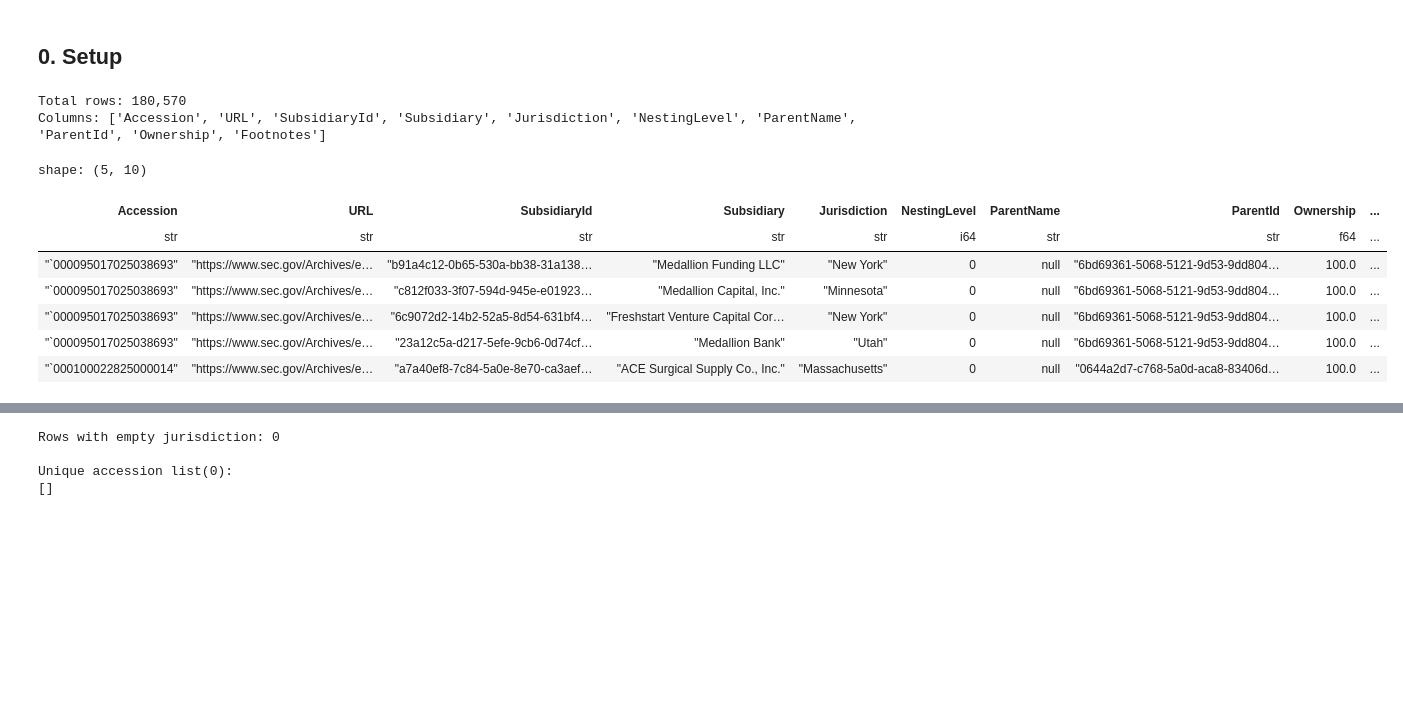
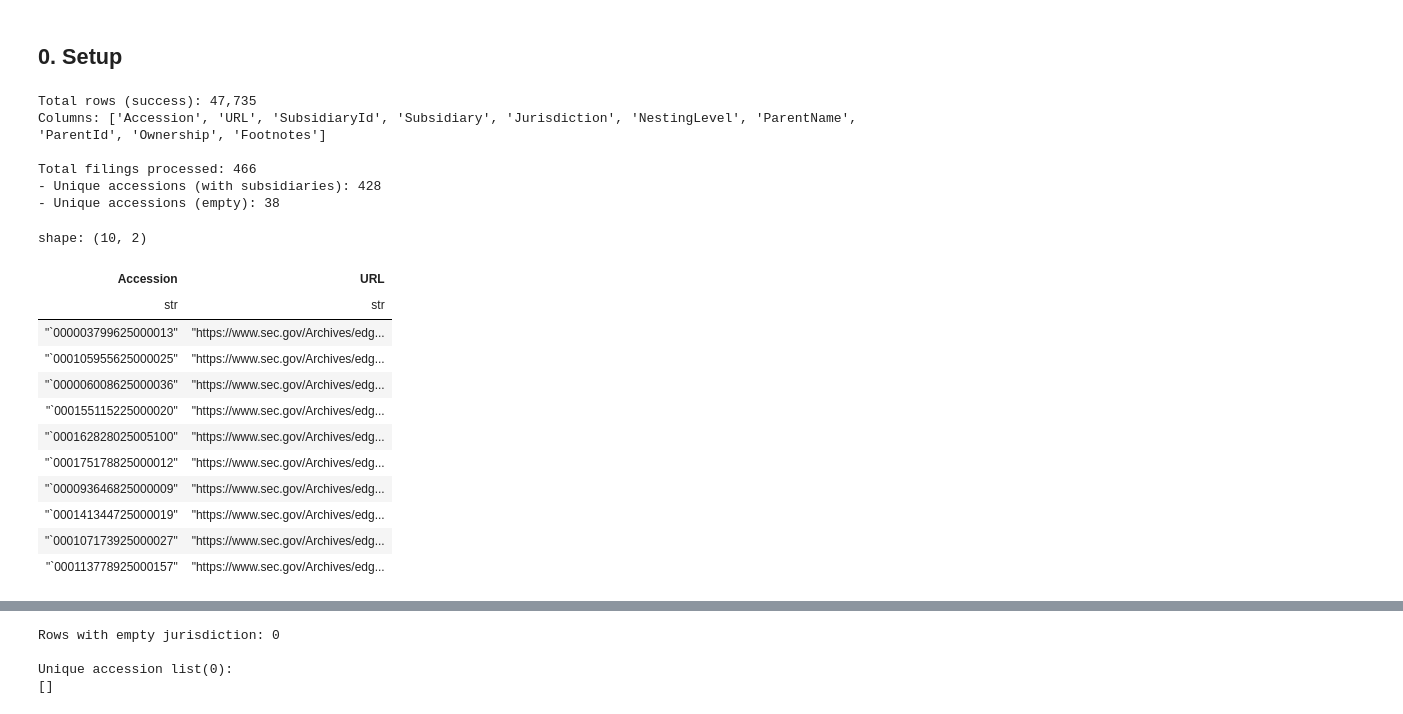
Before and after one commit to vicky469/financial-graph, a Jupyter notebook: backend/src/data_source/sec/notebook/analyze_subsidiaries.ipynb, the cells around one changed output, grey strips where cells are left out. Cells and saved outputs as stored; diff of their text form; code cells hidden in the pictures; blank space fills up the shorter version.

```diff
--- a/backend/src/data_source/sec/notebook/analyze_subsidiaries.ipynb
+++ b/backend/src/data_source/sec/notebook/analyze_subsidiaries.ipynb
@@ -6,22 +6,47 @@ Analyze parsed subsidiary data from SEC filings
 # %%
 import polars as pl
 from pathlib import Path
 
-# Load CSV
-csv_path = Path("../../../../subsidiaries_SUCCESS.csv")
-df = pl.read_csv(csv_path, schema_overrides={"Ownership": pl.Float64})
+pl.Config.set_tbl_rows(100)
+pl.Config.set_fmt_str_lengths(200)
 
-print(f"Total rows: {len(df):,}")
+# Load CSVs
+success_csv = Path("../../../../subsidiaries_SUCCESS.csv")
+empty_csv = Path("../../../../subsidiaries_EMPTY.csv")
+
+df = pl.read_csv(success_csv, schema_overrides={"Ownership": pl.Float64})
+df_empty = pl.read_csv(empty_csv)
+
+print(f"Total rows (success): {len(df):,}")
 print(f"Columns: {df.columns}")
-df.head()
+
+# Count unique accessions
+unique_accessions = df["Accession"].n_unique()
+unique_empty_accessions = df_empty["Accession"].n_unique()
+
+print(f"\nTotal filings processed: {unique_accessions + unique_empty_accessions:,}")
+print(f"- Unique accessions (with subsidiaries): {unique_accessions:,}")
+print(f"- Unique accessions (empty): {unique_empty_accessions:,}")
+
+
+df_empty.head(10)
 # %% [output]
-Total rows: 180,570
+Total rows (success): 47,735
 Columns: ['Accession', 'URL', 'SubsidiaryId', 'Subsidiary', 'Jurisdiction', 'NestingLevel', 'ParentName', 'ParentId', 'Ownership', 'Footnotes']
+
+Total filings processed: 466
+- Unique accessions (with subsidiaries): 428
+- Unique accessions (empty): 38
-shape: (5, 10)
+shape: (10, 2)
-| Accession | URL | SubsidiaryId | Subsidiary | Jurisdiction | NestingLevel | ParentName | ParentId | Ownership | ... |
-| str | str | str | str | str | i64 | str | str | f64 | ... |
-| "`000095017025038693" | "https://www.sec.gov/Archives/e… | "b91a4c12-0b65-530a-bb38-31a138… | "Medallion Funding LLC" | "New York" | 0 | null | "6bd69361-5068-5121-9d53-9dd804… | 100.0 | ... |
-| "`000095017025038693" | "https://www.sec.gov/Archives/e… | "c812f033-3f07-594d-945e-e01923… | "Medallion Capital, Inc." | "Minnesota" | 0 | null | "6bd69361-5068-5121-9d53-9dd804… | 100.0 | ... |
-| "`000095017025038693" | "https://www.sec.gov/Archives/e… | "6c9072d2-14b2-52a5-8d54-631bf4… | "Freshstart Venture Capital Cor… | "New York" | 0 | null | "6bd69361-5068-5121-9d53-9dd804… | 100.0 | ... |
-| "`000095017025038693" | "https://www.sec.gov/Archives/e… | "23a12c5a-d217-5efe-9cb6-0d74cf… | "Medallion Bank" | "Utah" | 0 | null | "6bd69361-5068-5121-9d53-9dd804… | 100.0 | ... |
-| "`000100022825000014" | "https://www.sec.gov/Archives/e… | "a7a40ef8-7c84-5a0e-8e70-ca3aef… | "ACE Surgical Supply Co., Inc." | "Massachusetts" | 0 | null | "0644a2d7-c768-5a0d-aca8-83406d… | 100.0 | ... |
+| Accession | URL |
+| str | str |
+| "`000003799625000013" | "https://www.sec.gov/Archives/edg... |
+| "`000105955625000025" | "https://www.sec.gov/Archives/edg... |
+| "`000006008625000036" | "https://www.sec.gov/Archives/edg... |
+| "`000155115225000020" | "https://www.sec.gov/Archives/edg... |
+| "`000162828025005100" | "https://www.sec.gov/Archives/edg... |
+| "`000175178825000012" | "https://www.sec.gov/Archives/edg... |
+| "`000093646825000009" | "https://www.sec.gov/Archives/edg... |
+| "`000141344725000019" | "https://www.sec.gov/Archives/edg... |
+| "`000107173925000027" | "https://www.sec.gov/Archives/edg... |
+| "`000113778925000157" | "https://www.sec.gov/Archives/edg... |
```
Also changed, not shown: parts of 7 cells of this notebook, 50 other files.
